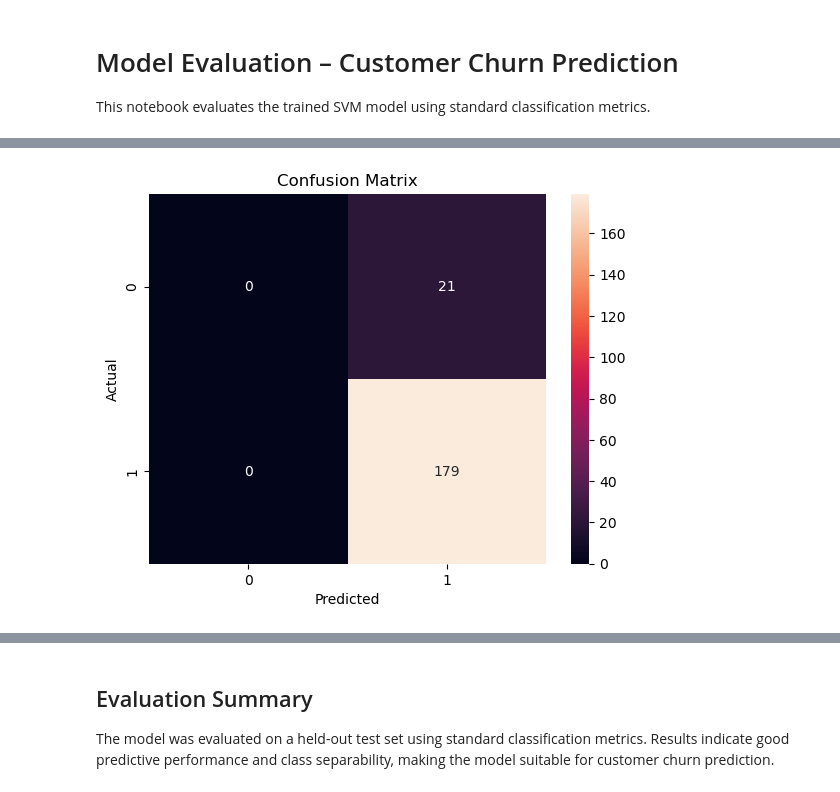
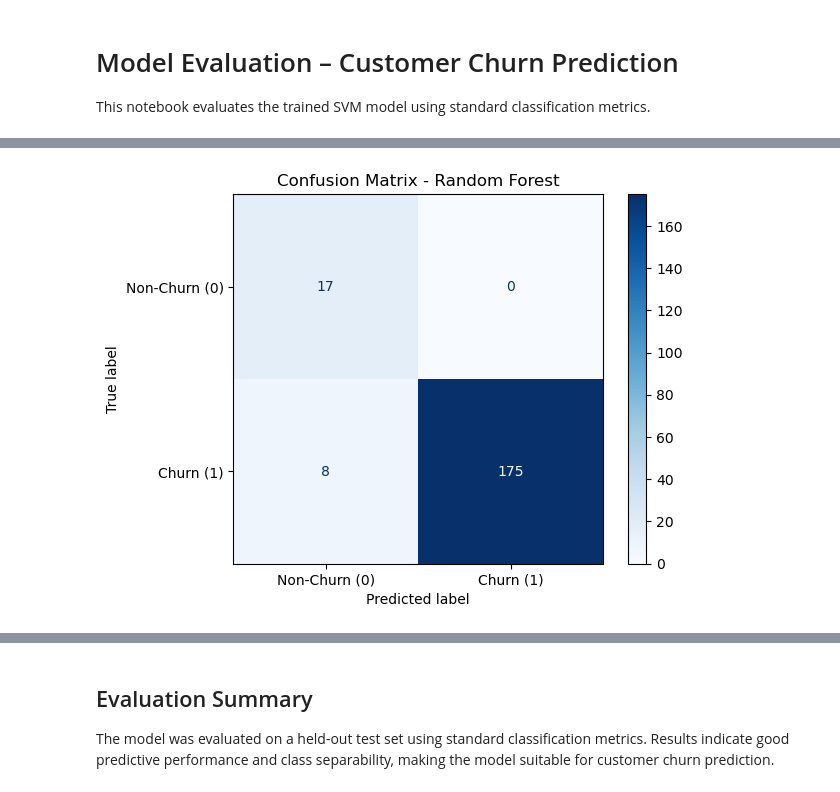
Before and after one commit to orishashakya/customer-churn-prediction, a Jupyter notebook: notebooks/04_model_evaluation.ipynb, the cells around one changed output, grey strips where cells are left out. Saved outputs shown, nothing was run; the diff lists cells and outputs as text; code cells hidden in the pictures.

Commit message:
Final Commit : New model training using Random Forest

```diff
--- a/notebooks/04_model_evaluation.ipynb
+++ b/notebooks/04_model_evaluation.ipynb
@@ -59,14 +60,13 @@ weighted avg       0.80      0.90      0.85       200
-# %%
-cm = confusion_matrix(y_test, y_pred)
-
-plt.figure()
-sns.heatmap(cm, annot=True, fmt="d")
-plt.xlabel("Predicted")
-plt.ylabel("Actual")
-plt.title("Confusion Matrix")
-plt.show()
-# %% [output]
-[figure, removed]
+# %%
+cm = confusion_matrix(y_test, y_pred)
+
+# Display as heatmap / matrix
+disp = ConfusionMatrixDisplay(confusion_matrix=cm, display_labels=["Non-Churn (0)", "Churn (1)"])
+disp.plot(cmap=plt.cm.Blues)
+plt.title("Confusion Matrix - Random Forest")
+plt.show()
+# %% [output]
+[figure, added]
 # %%
 roc_auc = roc_auc_score(y_test, y_prob)
 fpr, tpr, _ = roc_curve(y_test, y_prob)
```
Also changed, not shown: parts of 3 cells of this notebook, 7 other files.
